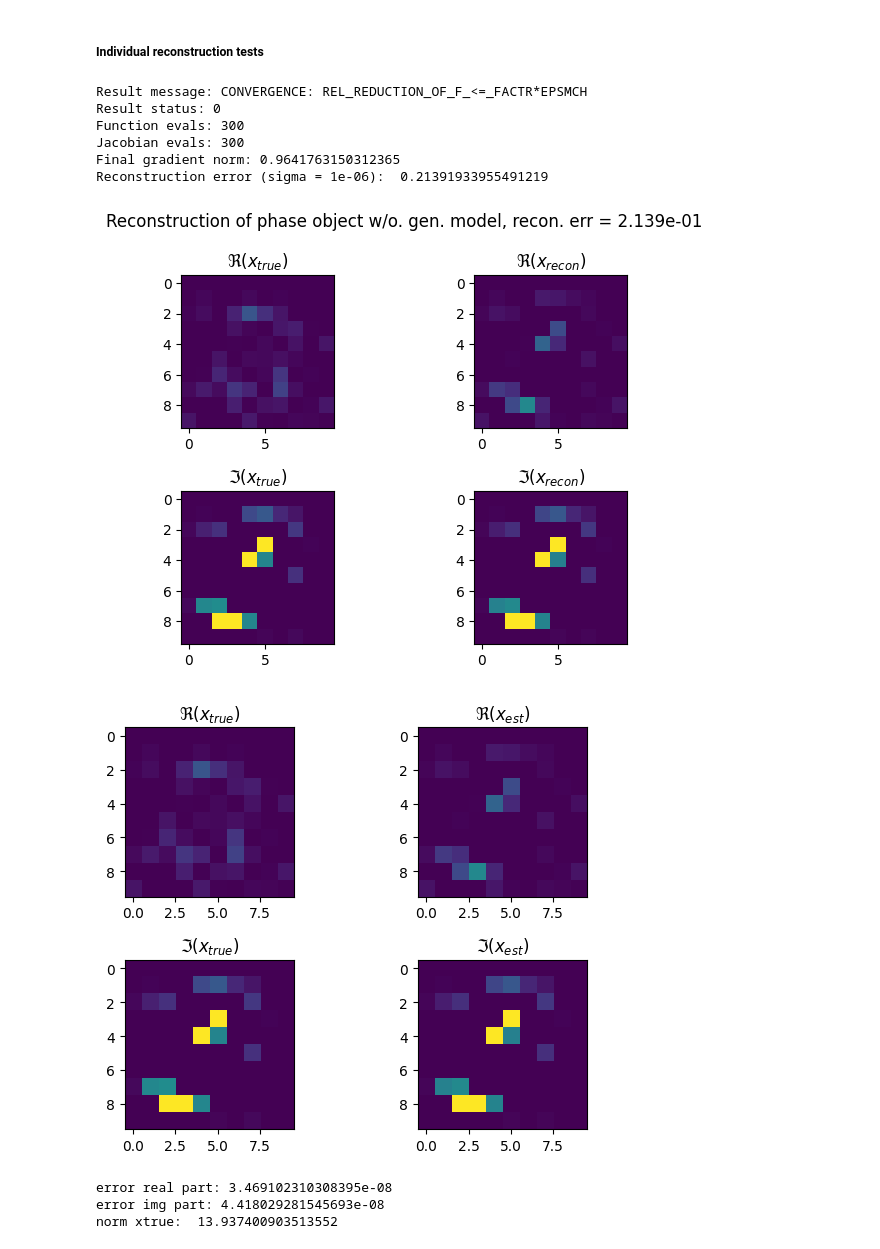
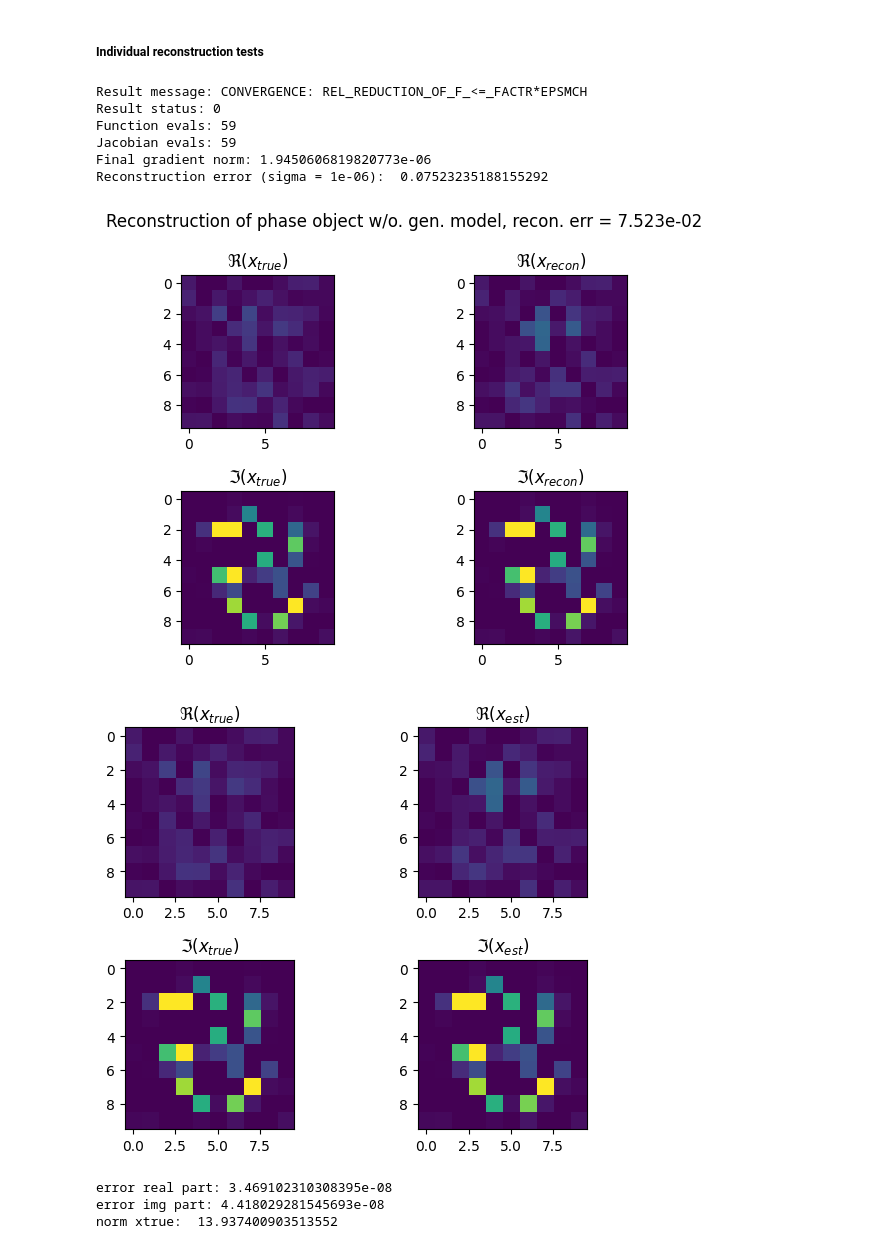
Before and after one commit to Ava99999/signal-thesis, a Jupyter notebook: complex autoencoder/main_autocomplex.ipynb, the cells around one changed output. Cells and saved outputs as stored; diff of their text form; code cells hidden in the pictures.

Commit message:
more general gradc computation in objective
fixed the objective function gradient computation to be able to handle the cases (A,G), (A,I) and (I,G), by adding an extra term Astar

```diff
--- a/complex autoencoder/main_autocomplex.ipynb
+++ b/complex autoencoder/main_autocomplex.ipynb
@@ -252,7 +289,7 @@ fig.tight_layout()
 ### Training loop
 # %%
 ## parameters relevant to training
-EPOCHS = 50
+EPOCHS = 100
 dataset_size = dataset.shape[0]
 reshape_dataset = tf.reshape(dataset, (dataset_size,-1))
 sample_shape = reshape_dataset.shape[-1] # data dimension
@@ -441,8 +478,8 @@ _ = model_from_load(tf.zeros((1, latent_dim), dtype = tf.complex64))
 
 # load
 #model_from_load.load_weights("saved_decoder_test.weights.h5")
-model_from_load.load_weights("decoder_50epochs_X3train_k10_grad2.weights.h5")
-encoder_model_from_load.load_weights("encoder_50epochs_X3train_k10_grad2.weights.h5")
+model_from_load.load_weights("decoder_100epochs_X3train_k10_grad2.weights.h5")
+encoder_model_from_load.load_weights("encoder_100epochs_X3train_k10_grad2.weights.h5")
 # %%
 ## test if the loaded decoder works properly
 x_testing = tf.reshape(x_train_cx_small[0], [1,-1])
@@ -771,7 +830,10 @@ def objective(z, y, A, G, Gstar, w=1, lmbda = 0):
     #gradc  = 2*Dx.H@(Dy.H@(yp - y)) + (lmbda**2)*(w*w)*zc
     #gradc  = 2*DF@(yp - y) + (lmbda**2)*(w*w)*zc
 
-    gradc = 2*(Dxstar).T@(Dy.T@(yp - y)) + 2*Dx.H@(Dy.H@(yp - y))
+    gradc = (Dxstar).T@(Dy.T@np.conj(yp - y)) + Dx.H@(Dy.H@(yp - y))
+
+    #gradc = jac_decoder_1D(zc, decoder,type="conj").T@np.conj(xc - xc_obs) + np.conj(jac_decoder_1D(zc, decoder,type="normal")).T@(xc - xc_obs)
+
 
     # print("val", val)
     # print("first element gradc", gradc[0])
@@ -864,10 +926,11 @@ M[M>0]=1
 MF   = MaskedFourier(M)
 print(MF.shape)
 Afun = lambda x : np.abs(MF@x)**2
-Ajac = lambda x : LinearOperator((m, n), matvec=lambda z : (MF@x)*np.conj(MF@np.conj(z)), rmatvec=lambda z : (MF.H@((MF@x)*z)))
+Ajac = lambda x : LinearOperator((m, n), matvec=lambda z : 2*(MF@x)*np.conj(MF@np.conj(z)), rmatvec=lambda z : 2*(MF.H@((MF@x)*z)))
 
 # NOTE the factor 2 here was added to the gradc computation, because it agrees with the wirtinger derivatives.
 # Can also be added here and removed in the objective function, but I think it is necessary for computing the grad of G as well.
+# but for I, G the 2 is not supposed to be there
 
 A    = Op(fun = Afun, jac = Ajac, shape=(m,n))
 # %% [output]
@@ -1090,10 +1215,11 @@ sigma = 1e-6
 #x_random_recon = x_random_recon_tf.numpy().flatten()
 #xtrue_1D = x_random_recon
 
-xdatatest = datatest[np.random.randint(0,datatest.shape[0])]
-xtrue_1D = xdatatest.flatten()
+#xdatatest = datatest[np.random.randint(0,datatest.shape[0])]
+#xtrue_1D = xdatatest.flatten()
 
-#xtrue = G.eval(np.random.randn(k) + 1j*np.random.randn(k))
+
+xtrue = G.eval(np.random.randn(k) + 1j*np.random.randn(k))
 #print(xtrue.shape)
 #print(np.min(np.real(xtrue)))
 #xtrue = xtrue - np.min(np.real(xtrue))
@@ -1107,8 +1233,8 @@ xtrue_1D = xdatatest.flatten()
 
 #plot_result(np.abs(x_load), np.abs(x_bad))
 
-#xtrue_1D = xtrue.flatten() #x_random.flatten() # #G.eval(np.random.randn(k) + 1j*np.random.randn(k))
-#xtrue_1D = -np.ones(n) + 1j*np.imag(x_imag)
+xtrue_1D = xtrue.flatten() #x_random.flatten() # #G.eval(np.random.randn(k) + 1j*np.random.randn(k))
+#xtrue_1D = np.ones(n) + 1j*np.imag(x_imag)
 #xtrue_1D = np.random.randn(n) + 1j*np.random.normal(size=(n))
 
 # phase object in original dim
@@ -1136,7 +1262,7 @@ xtrue_1D = xdatatest.flatten()
 # print(np.mean(phases_long))
 # print(np.mean(np.abs(xtrue_1D)))
 
-error, xhat_corr, yobs, result = reconstruct(xtrue_1D, A, H, Hstar, w=1, sigma = sigma, lmbda = sigma)
+error, xhat_corr, yobs, result = reconstruct(xtrue_1D, A, I, Istar, w=1, sigma = sigma, lmbda = sigma)
 #xhat_corr = xhat_corr.reshape((nx,nx))
 
 #zhat_ex = result.x[:k] + 1j*result.x[k:]
@@ -1148,39 +1274,39 @@ fig, ax = plt.subplots(2,2)
 ax[0,0].imshow(np.real(xtrue_1D.reshape((nx,nx))),clim=[0,1])
 ax[0,0].set_title(r'$\Re(x_{true})$')
 ax[1,0].imshow(np.imag(xtrue_1D.reshape((nx,nx))),clim=[0,1])
 ax[1,0].set_title(r'$\Im(x_{true})$')
 ax[0,1].imshow(np.real(xhat_corr.reshape((nx,nx))),clim=[0,1])
 ax[0,1].set_title(r'$\Re(x_{recon})$')
 ax[1,1].imshow(np.imag(xhat_corr.reshape((nx,nx))),clim=[0,1])
 ax[1,1].set_title(r'$\Im(x_{recon})$')
 
 fig.suptitle(rf"Reconstruction of phase object w/o. gen. model, recon. err = {error:.3e}")
 fig.tight_layout()
 
 plot_result(xtrue_1D, xhat_corr)
 
 # compare with direct reconstruction of the test image
 # compare_y = encoder(make_tensor_shape(xtrue))
 # compare_x = decoder(compare_y).numpy()
 
 # fig, ax = plt.subplots(2,1)
 
 # ax[0].imshow(np.real(compare_x.reshape((nx,nx))),clim=[0,1])
 # ax[0].set_title(r'$\Re(x_{recon})$')
 # ax[1].imshow(np.imag(compare_x.reshape((nx,nx))),clim=[0,1])
 # ax[1].set_title(r'$\Im(x_{recon})$')
 
 # fig.tight_layout()
 # plt.show()
 # %% [output]
 Result message: CONVERGENCE: REL_REDUCTION_OF_F_<=_FACTR*EPSMCH
 Result status: 0
-Function evals: 300
-Jacobian evals: 300
-Final gradient norm: 0.9641763150312365
-Reconstruction error (sigma = 1e-06):  0.21391933955491219
+Function evals: 59
+Jacobian evals: 59
+Final gradient norm: 1.9450606819820773e-06
+Reconstruction error (sigma = 1e-06):  0.07523235188155292
-[figure, old version]
+[figure, new version]
-[figure, old version]
+[figure, new version]
 # %%
 # split error
 error_real = np.linalg.norm(np.real(xhat_corr) - np.real(xtrue_1D))/np.linalg.norm(np.real(xtrue_1D))
```
Also changed, not shown: parts of 26 cells of this notebook, 16 other files.
